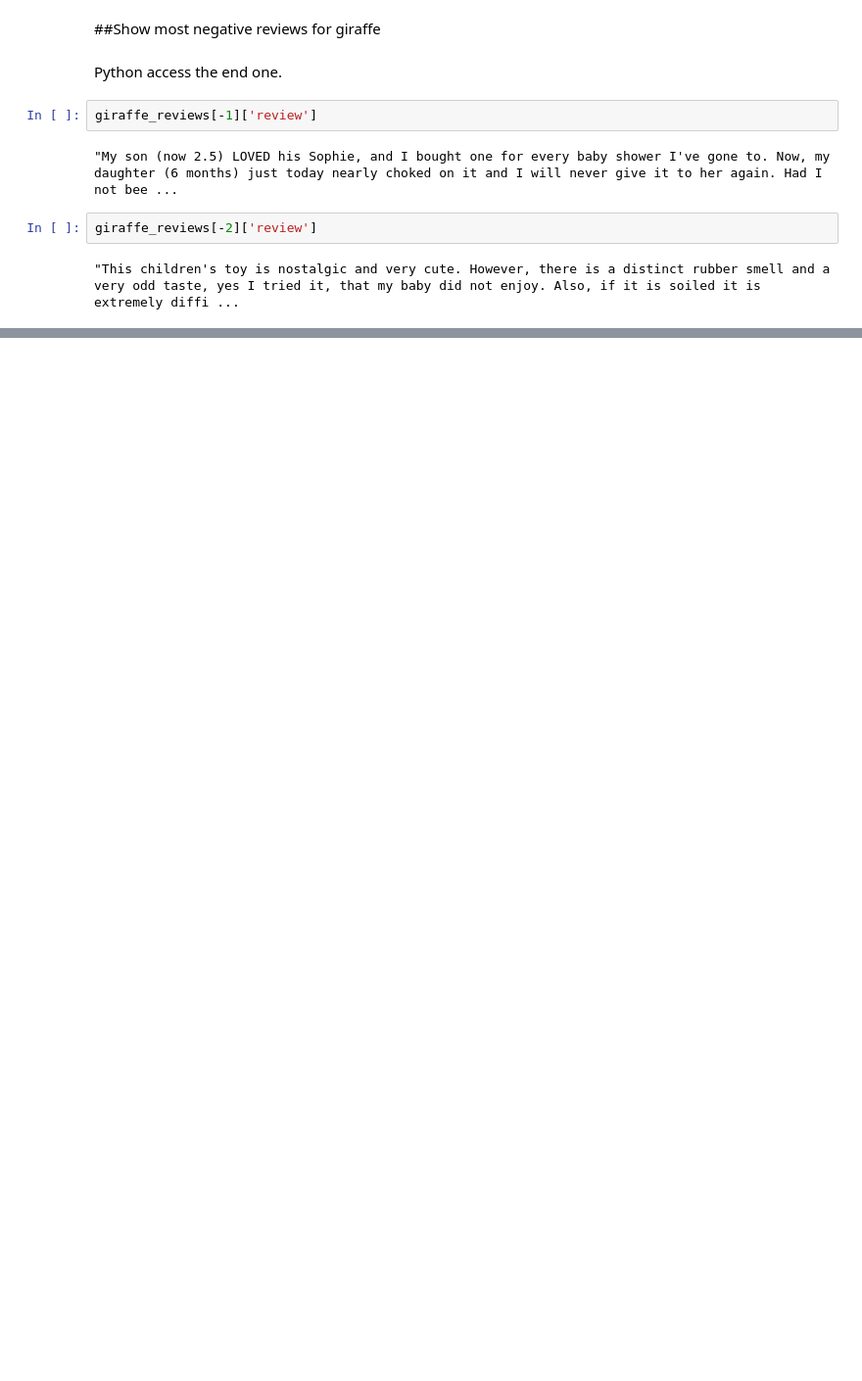
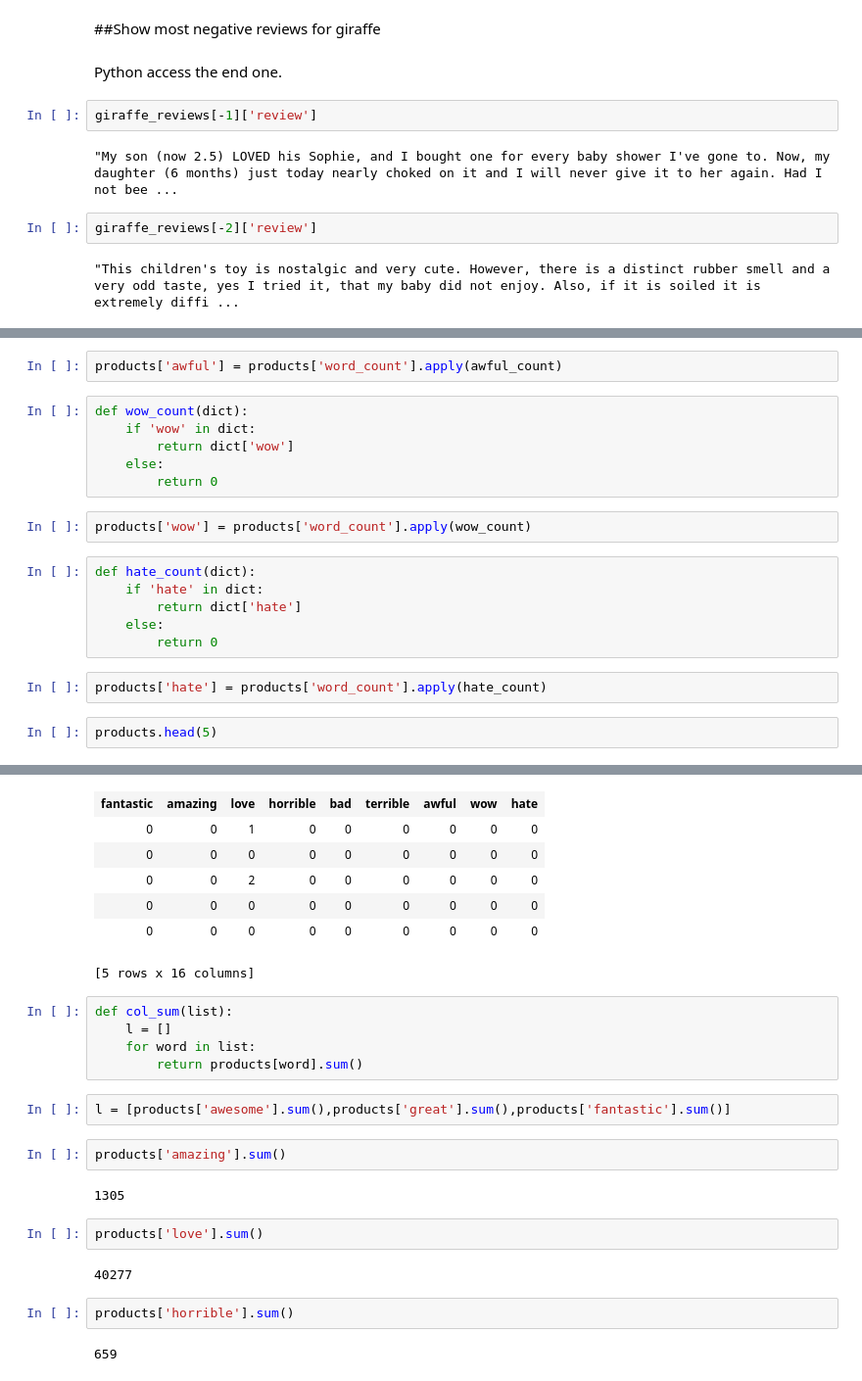
Before and after one commit to AaronRanAn/UW-Machine-Learning-Case-Study, a Jupyter notebook: Week 3/Analyzing product sentiment.ipynb, the cells around one changed output, grey strips where cells are left out. Shown at 98% size. Saved outputs shown, nothing was run; the diff lists cells and outputs as text; blank space fills up the shorter version.

```diff
--- a/Week 3/Analyzing product sentiment.ipynb
+++ b/Week 3/Analyzing product sentiment.ipynb
@@ -232,0 +311,21 @@ giraffe_reviews[-2]['review']
+# %%
+products['awful'] = products['word_count'].apply(awful_count)
+# %%
+def wow_count(dict):
+    if 'wow' in dict:
+        return dict['wow']
+    else:
+        return 0
+# %%
+products['wow'] = products['word_count'].apply(wow_count)
+# %%
+def hate_count(dict):
+    if 'hate' in dict:
+        return dict['hate']
+    else:
+        return 0
+# %%
+products['hate'] = products['word_count'].apply(hate_count)
+# %%
+products.head(5)
+# %% [output]
@@ -232,0 +338,26 @@ giraffe_reviews[-2]['review']
+| fantastic | amazing | love | horrible | bad | terrible | awful | wow | hate |
+| 0 | 0 | 1 | 0 | 0 | 0 | 0 | 0 | 0 |
+| 0 | 0 | 0 | 0 | 0 | 0 | 0 | 0 | 0 |
+| 0 | 0 | 2 | 0 | 0 | 0 | 0 | 0 | 0 |
+| 0 | 0 | 0 | 0 | 0 | 0 | 0 | 0 | 0 |
+| 0 | 0 | 0 | 0 | 0 | 0 | 0 | 0 | 0 |
+[5 rows x 16 columns]
+# %%
+def col_sum(list):
+    l = []
+    for word in list:
+        return products[word].sum()
+# %%
+l = [products['awesome'].sum(),products['great'].sum(),products['fantastic'].sum()]
+# %%
+products['amazing'].sum()
+# %% [output]
+1305
+# %%
+products['love'].sum()
+# %% [output]
+40277
+# %%
+products['horrible'].sum()
+# %% [output]
+659
```
Also changed, not shown: parts of 31 cells of this notebook.
